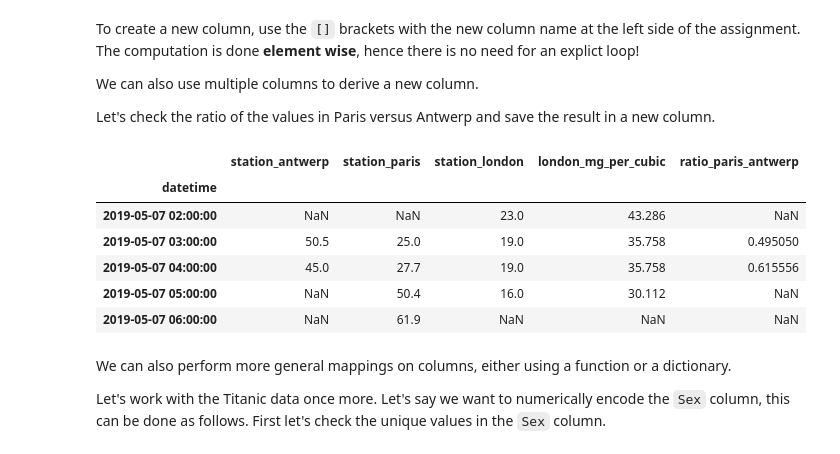
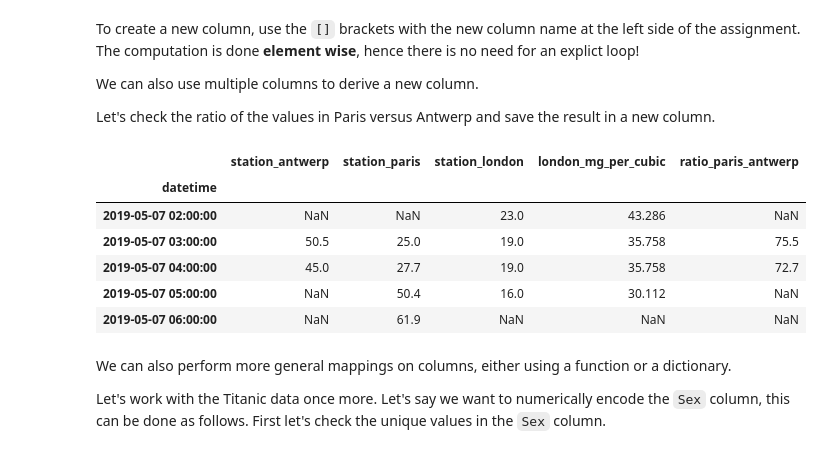
Before and after one commit to BrentVervaet/dsai-labs-bv, a Jupyter notebook: 1-samples/1.01-samples.ipynb, the cells around one changed output. Saved outputs shown, nothing was run; the diff lists cells and outputs as text; code cells hidden in the pictures.

```diff
--- a/1-samples/1.01-samples.ipynb
+++ b/1-samples/1.01-samples.ipynb
@@ -649,14 +649,14 @@ We can also use multiple columns to derive a new column.
 
 Let's check the ratio of the values in Paris versus Antwerp and save the result in a new column.
 # %%
-air_quality["ratio_paris_antwerp"] = air_quality["station_paris"] / air_quality["station_antwerp"]
+air_quality["ratio_paris_antwerp"] = air_quality["station_paris"] + air_quality["station_antwerp"]
 air_quality.head()
 # %% [output]
 |  | station_antwerp | station_paris | station_london | london_mg_per_cubic | ratio_paris_antwerp |
 | datetime |  |  |  |  |  |
 | 2019-05-07 02:00:00 | NaN | NaN | 23.0 | 43.286 | NaN |
-| 2019-05-07 03:00:00 | 50.5 | 25.0 | 19.0 | 35.758 | 0.495050 |
-| 2019-05-07 04:00:00 | 45.0 | 27.7 | 19.0 | 35.758 | 0.615556 |
+| 2019-05-07 03:00:00 | 50.5 | 25.0 | 19.0 | 35.758 | 75.5 |
+| 2019-05-07 04:00:00 | 45.0 | 27.7 | 19.0 | 35.758 | 72.7 |
 | 2019-05-07 05:00:00 | NaN | 50.4 | 16.0 | 30.112 | NaN |
 | 2019-05-07 06:00:00 | NaN | 61.9 | NaN | NaN | NaN |
 # %% [markdown]
```
Also changed, not shown: 1 other file.
